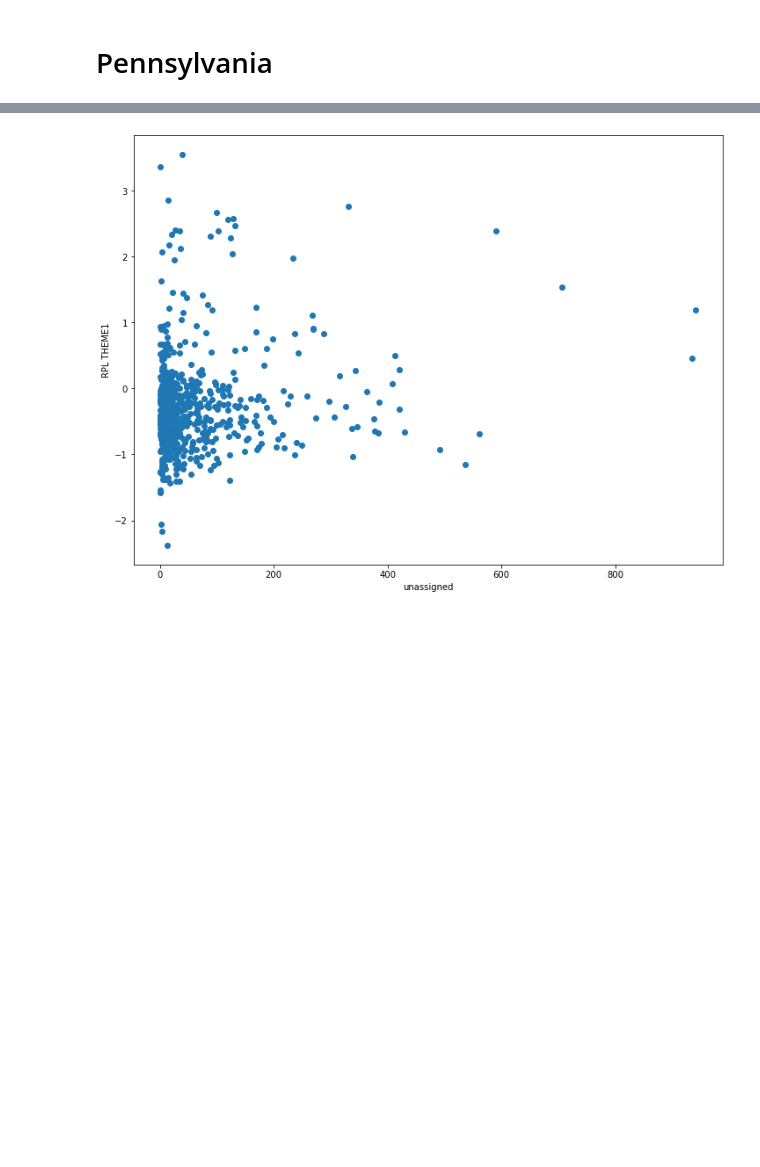
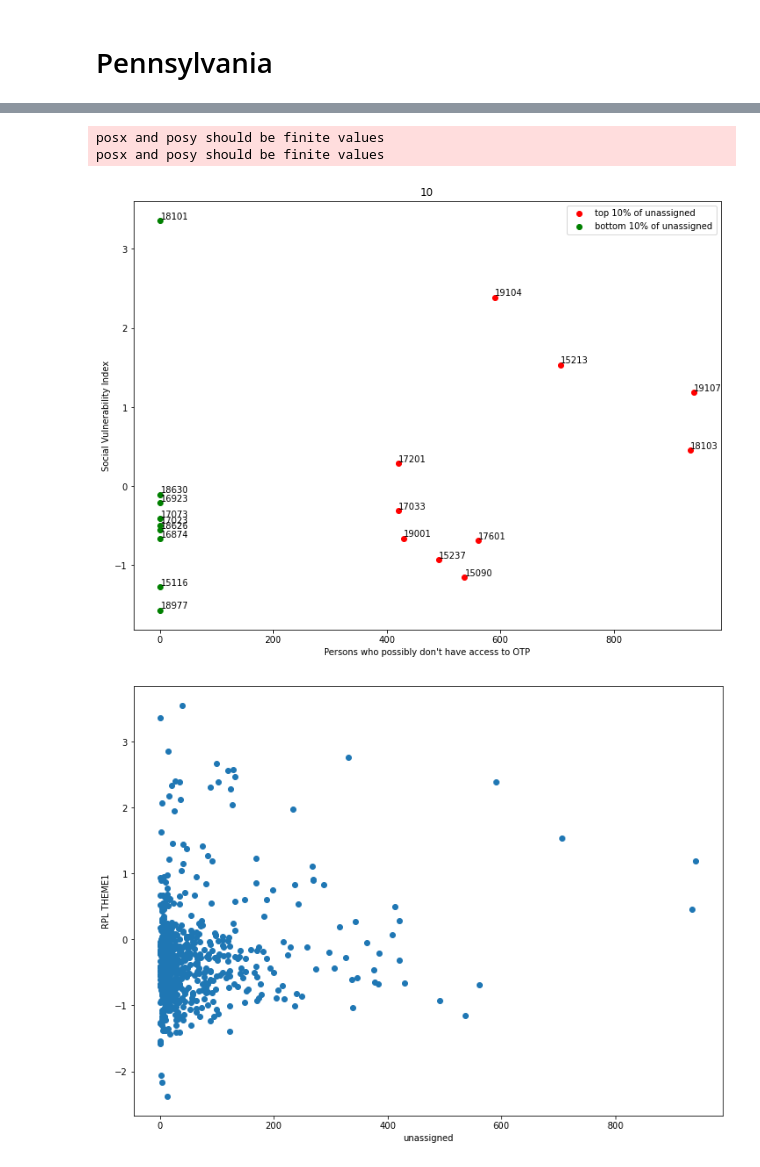
Before and after one commit to kaden-call2/Underserved_otp, a Jupyter notebook: final_notebook.ipynb, the cells around one changed output, grey strips where cells are left out. Cells and saved outputs as stored; diff of their text form; code cells hidden in the pictures; blank space fills up the shorter version.

```diff
--- a/final_notebook.ipynb
+++ b/final_notebook.ipynb
@@ -164,3 +184,38 @@ Right CRS: None
+# %%
+num_top = 10
+
+obj, merged, unassign = penn_lp
+pd.set_option('display.max_columns', 100)
+unassign = unassign.sort_values(by=['picked'])
+
+top_10 = unassign.iloc[-num_top:]
+bottom_10 = unassign.iloc[:num_top]
+top_svi = top_10.join(svi_zips.set_index(['ZIP']), on='RATES ZIP', how='left')
+bottom_svi = bottom_10.join(svi_zips.set_index(['ZIP']), on='RATES ZIP', how='left')
+plt.figure(figsize=(12,9))
+plt.scatter(top_svi['picked'], top_svi['RPL_THEMES'], color='red', label='top 10% of unassigned')
+plt.xlabel("Persons who possibly don't have access to OTP")
+plt.ylabel('Social Vulnerability Index')
+
+
+labels = top_svi.index
+for i, label in enumerate(labels):
+    plt.text(top_svi['picked'][i], top_svi['RPL_THEMES'][i]+.02, labels[i])
+
+labels = bottom_svi.index
+for i, label in enumerate(labels):
+    plt.text(bottom_svi['picked'][i], bottom_svi['RPL_THEMES'][i]+.02, labels[i])
+
+
+
+plt.scatter(bottom_svi['picked'], bottom_svi['RPL_THEMES'], color='green', label='bottom 10% of unassigned')
+plt.title(num_top)
+plt.legend()
+plt.show()
+# %% [output]
+posx and posy should be finite values
+posx and posy should be finite values
+[figure, added]
 # %%
 svi_unassigned = penn_lp[2].join(svi_zips.set_index(['ZIP']), on='RATES ZIP', how='left')
 
```
Also changed, not shown: parts of 20 cells of this notebook, 2 other files.
